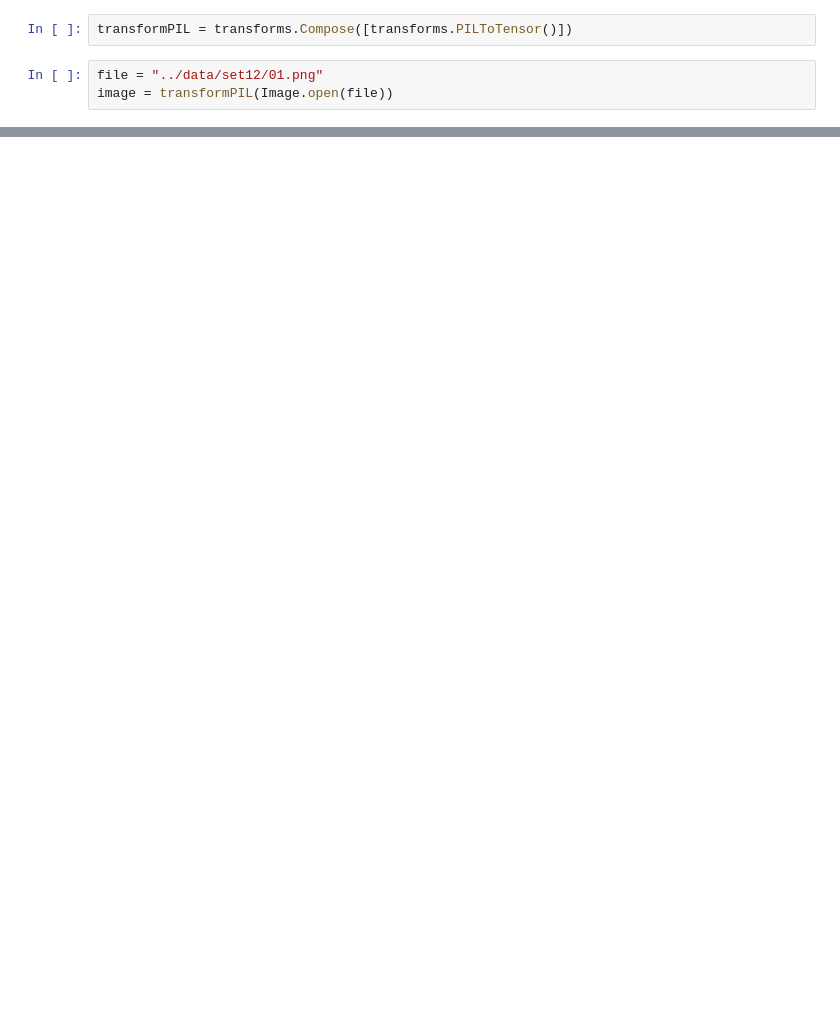
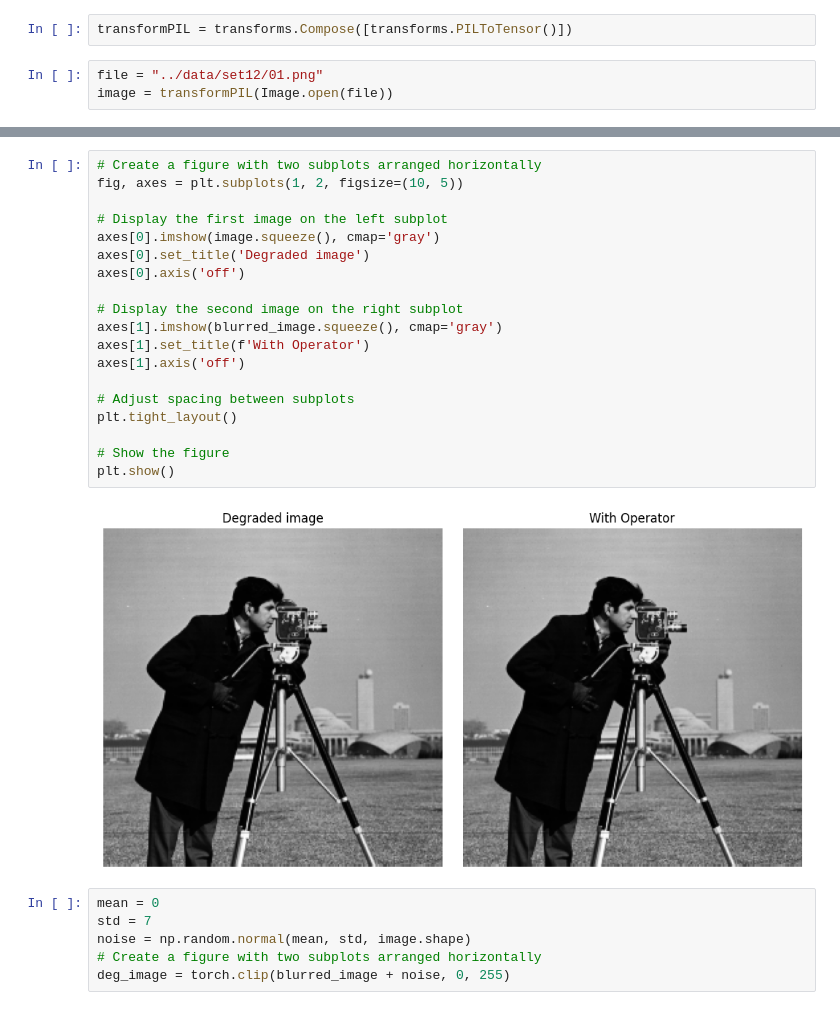
Before and after one commit to PaulBuechler-git/nf-for-inv-problems, a Jupyter notebook: notebooks/patch_nr_reconstruction.ipynb, the cells around one changed output, grey strips where cells are left out. Cells and saved outputs as stored; diff of their text form; blank space fills up the shorter version.

```diff
--- a/notebooks/patch_nr_reconstruction.ipynb
+++ b/notebooks/patch_nr_reconstruction.ipynb
@@ -14 +26,28 @@ image = transformPIL(Image.open(file))
+# %%
+# Create a figure with two subplots arranged horizontally
+fig, axes = plt.subplots(1, 2, figsize=(10, 5))
+
+# Display the first image on the left subplot
+axes[0].imshow(image.squeeze(), cmap='gray')
+axes[0].set_title('Degraded image')
+axes[0].axis('off')
+
+# Display the second image on the right subplot
+axes[1].imshow(blurred_image.squeeze(), cmap='gray')
+axes[1].set_title(f'With Operator')
+axes[1].axis('off')
+
+# Adjust spacing between subplots
+plt.tight_layout()
+
+# Show the figure
+plt.show()
+# %% [output]
+[figure, added]
+# %%
+mean = 0
+std = 7
+noise = np.random.normal(mean, std, image.shape)
+# Create a figure with two subplots arranged horizontally
+deg_image = torch.clip(blurred_image + noise, 0, 255)
 # %%
```
Also changed, not shown: parts of 15 cells of this notebook, 25 other files.
